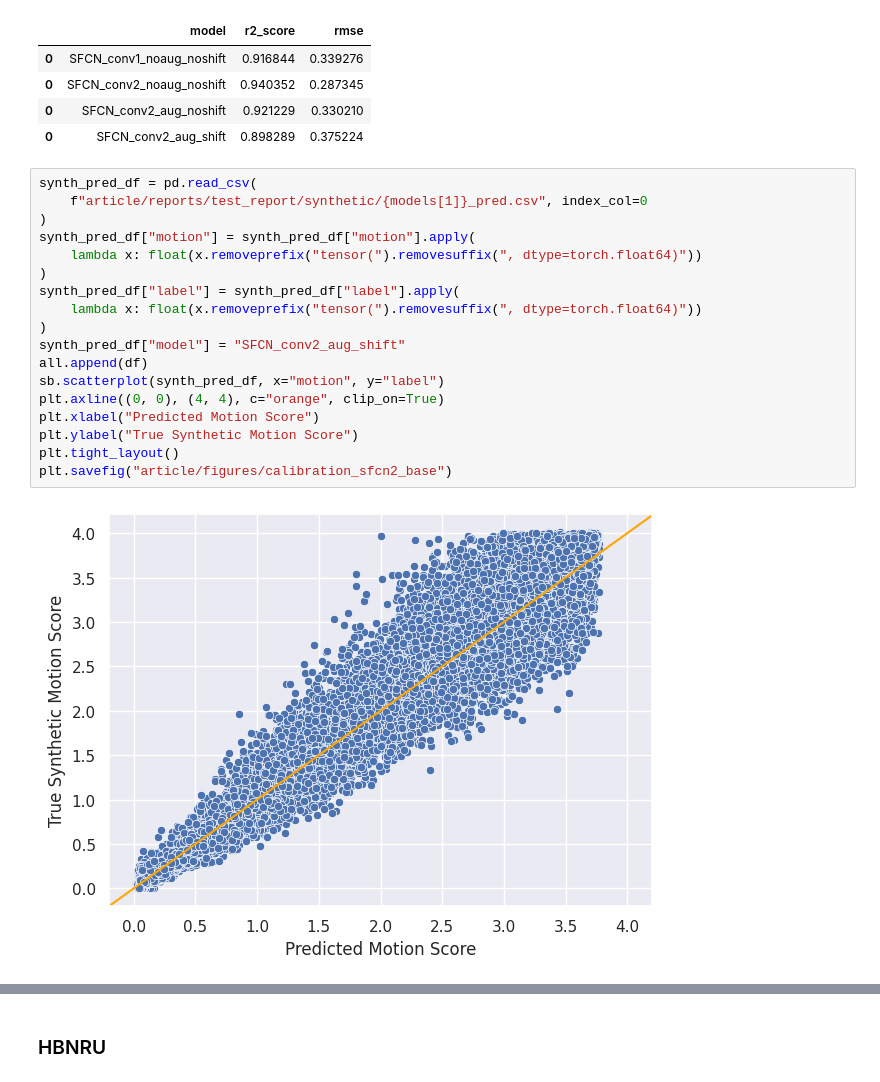
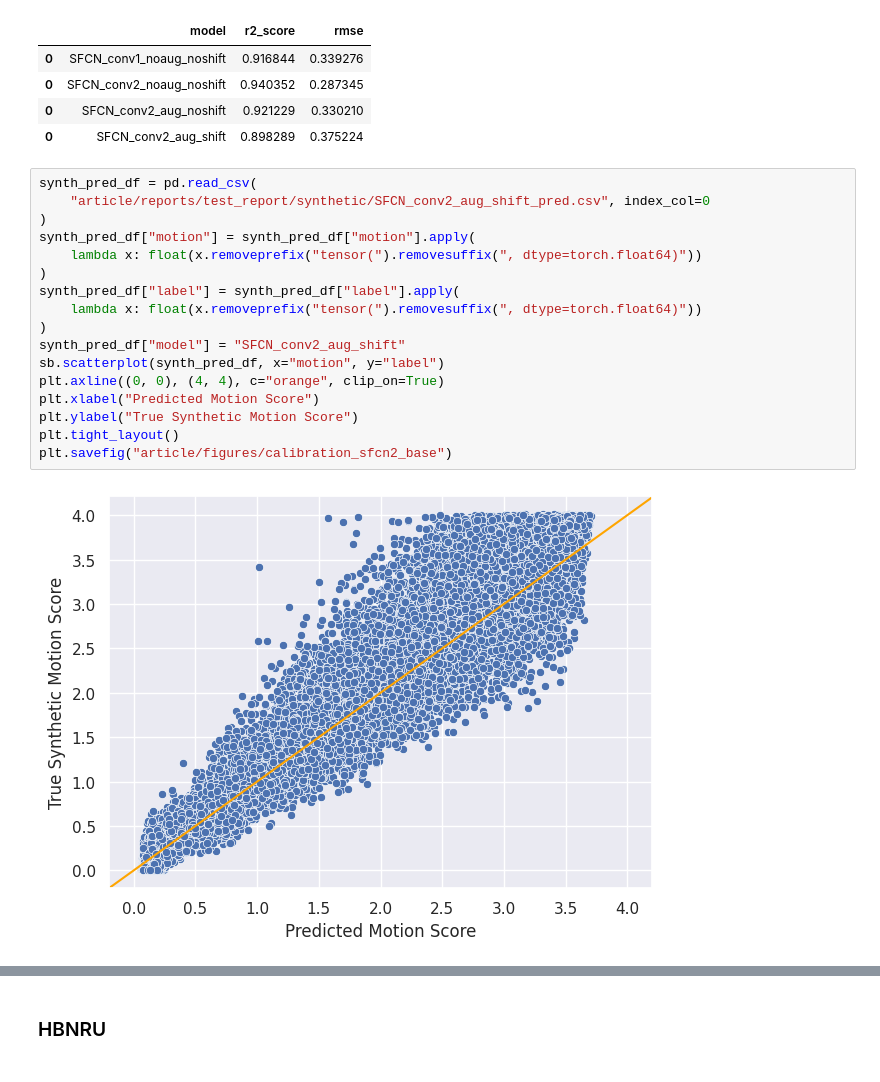
Before and after one commit to Neuro-iX/cortical-motion, a Jupyter notebook: article/analyse_publication.ipynb, the cells around one changed output, grey strips where cells are left out. Cells and saved outputs as stored; diff of their text form.

```diff
--- a/article/analyse_publication.ipynb
+++ b/article/analyse_publication.ipynb
@@ -138,21 +138,20 @@ synth_df
 | 0 | SFCN_conv2_aug_shift | 0.898289 | 0.375224 |
 # %%
 synth_pred_df = pd.read_csv(
-    f"article/reports/test_report/synthetic/{models[1]}_pred.csv", index_col=0
+    "article/reports/test_report/synthetic/SFCN_conv2_aug_shift_pred.csv", index_col=0
 )
 synth_pred_df["motion"] = synth_pred_df["motion"].apply(
     lambda x: float(x.removeprefix("tensor(").removesuffix(", dtype=torch.float64)"))
 )
 synth_pred_df["label"] = synth_pred_df["label"].apply(
     lambda x: float(x.removeprefix("tensor(").removesuffix(", dtype=torch.float64)"))
 )
 synth_pred_df["model"] = "SFCN_conv2_aug_shift"
-all.append(df)
 sb.scatterplot(synth_pred_df, x="motion", y="label")
 plt.axline((0, 0), (4, 4), c="orange", clip_on=True)
 plt.xlabel("Predicted Motion Score")
 plt.ylabel("True Synthetic Motion Score")
 plt.tight_layout()
 plt.savefig("article/figures/calibration_sfcn2_base")
 # %% [output]
-[figure, old version]
+[figure, new version]
```
Also changed, not shown: parts of 1 cell of this notebook, 2 other files.
